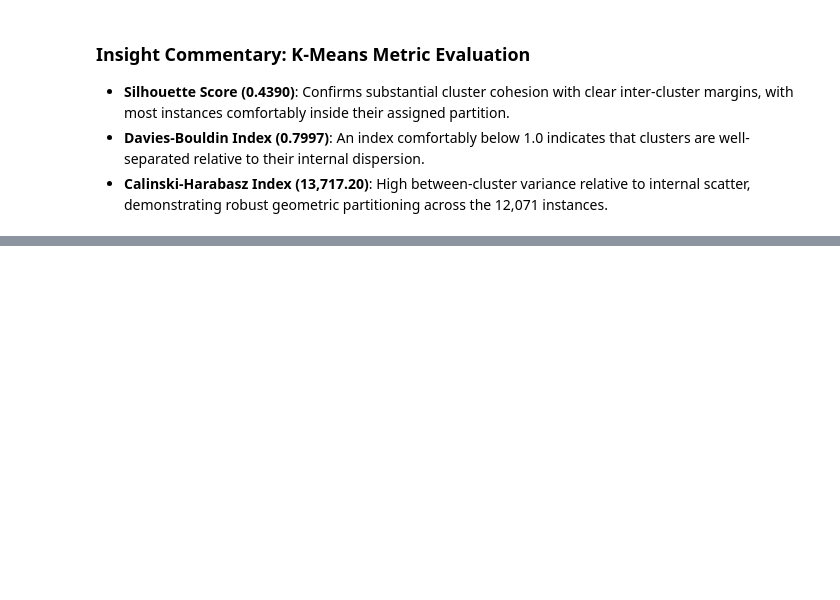
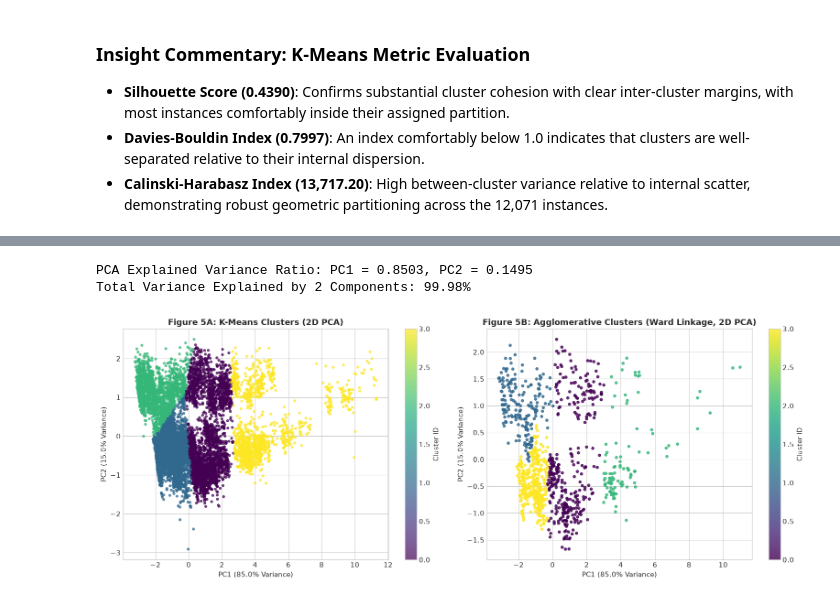
Before and after one commit to undead200/mlcasestudy, a Jupyter notebook: notebooks/clustering.ipynb, the cells around one changed output, grey strips where cells are left out. Drawn from its saved outputs; the diff is of its cells as text; code cells hidden in the pictures; blank space fills up the shorter version.

```diff
--- a/notebooks/clustering.ipynb
+++ b/notebooks/clustering.ipynb
@@ -259,0 +292,16 @@ Calinski-Harabasz Index:  13717.20  (Higher is better)
+# %%
+linkage_methods = ['ward', 'complete', 'average']
+agg_results = {}
+
+print("=== AGGLOMERATIVE HIERARCHICAL CLUSTERING: LINKAGE COMPARISON ===")
+for method in linkage_methods:
+    agg_model = AgglomerativeClustering(n_clusters=4, linkage=method)
+    labels = agg_model.fit_predict(X_agg)
+    agg_results[method] = {
+        'labels': labels,
+        'Silhouette': silhouette_score(X_agg, labels),
+        'Davies-Bouldin': davies_bouldin_score(X_agg, labels),
+        'Calinski-Harabasz': calinski_harabasz_score(X_agg, labels)
+    }
+    print(f"Linkage: {method.upper():<10} | Silhouette: {agg_results[method]['Silhouette']:.4f} | "
+          f"Davies-Bouldin: {agg_results[method]['Davies-Bouldin']:.4f} | Calinski-Harabasz: {agg_results[method]['Calinski-Harabasz']:.2f}")
@@ -259,0 +323,32 @@ Calinski-Harabasz Index:  13717.20  (Higher is better)
+# %%
+# 1. 2D Principal Component Analysis (PCA)
+pca = PCA(n_components=2, random_state=42)
+X_pca = pca.fit_transform(X_scaled)
+X_agg_pca = X_pca[sample_idx]
+
+print(f"PCA Explained Variance Ratio: PC1 = {pca.explained_variance_ratio_[0]:.4f}, PC2 = {pca.explained_variance_ratio_[1]:.4f}")
+print(f"Total Variance Explained by 2 Components: {pca.explained_variance_ratio_.sum()*100:.2f}%\n")
+
+# PCA Scatter Plots Grid
+fig, axes = plt.subplots(1, 2, figsize=(16, 6))
+
+# K-Means PCA
+scatter1 = axes[0].scatter(X_pca[:, 0], X_pca[:, 1], c=kmeans_labels, cmap='viridis', s=12, alpha=0.7)
+axes[0].set_title('Figure 5A: K-Means Clusters (2D PCA)', fontweight='bold')
+axes[0].set_xlabel(f'PC1 ({pca.explained_variance_ratio_[0]*100:.1f}% Variance)')
+axes[0].set_ylabel(f'PC2 ({pca.explained_variance_ratio_[1]*100:.1f}% Variance)')
+fig.colorbar(scatter1, ax=axes[0], label='Cluster ID')
+
+# Agglomerative (Ward) PCA
+scatter2 = axes[1].scatter(X_agg_pca[:, 0], X_agg_pca[:, 1], c=agg_results['ward']['labels'], cmap='viridis', s=16, alpha=0.8)
+axes[1].set_title('Figure 5B: Agglomerative Clusters (Ward Linkage, 2D PCA)', fontweight='bold')
+axes[1].set_xlabel(f'PC1 ({pca.explained_variance_ratio_[0]*100:.1f}% Variance)')
+axes[1].set_ylabel(f'PC2 ({pca.explained_variance_ratio_[1]*100:.1f}% Variance)')
+fig.colorbar(scatter2, ax=axes[1], label='Cluster ID')
+
+plt.tight_layout()
+plt.show()
+# %% [output]
+PCA Explained Variance Ratio: PC1 = 0.8503, PC2 = 0.1495
+Total Variance Explained by 2 Components: 99.98%
+[figure, added]
```
Also changed, not shown: parts of 18 cells of this notebook.
